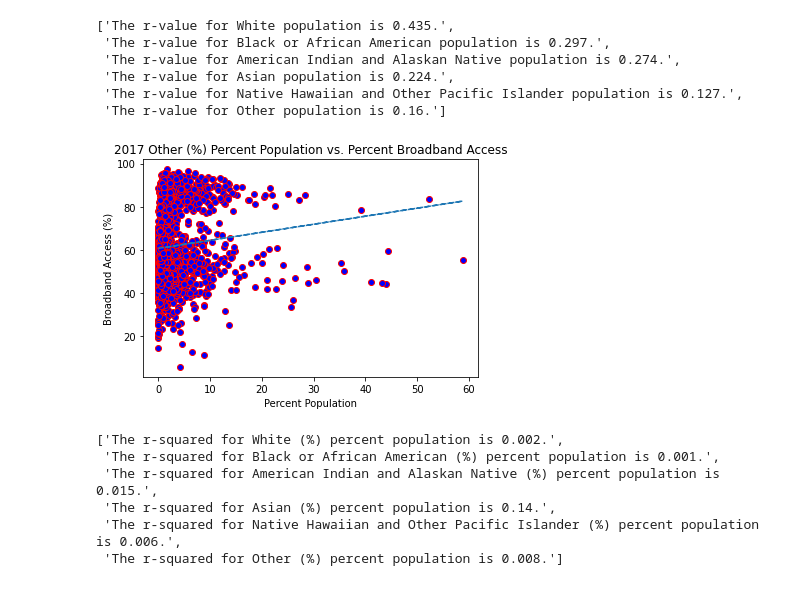
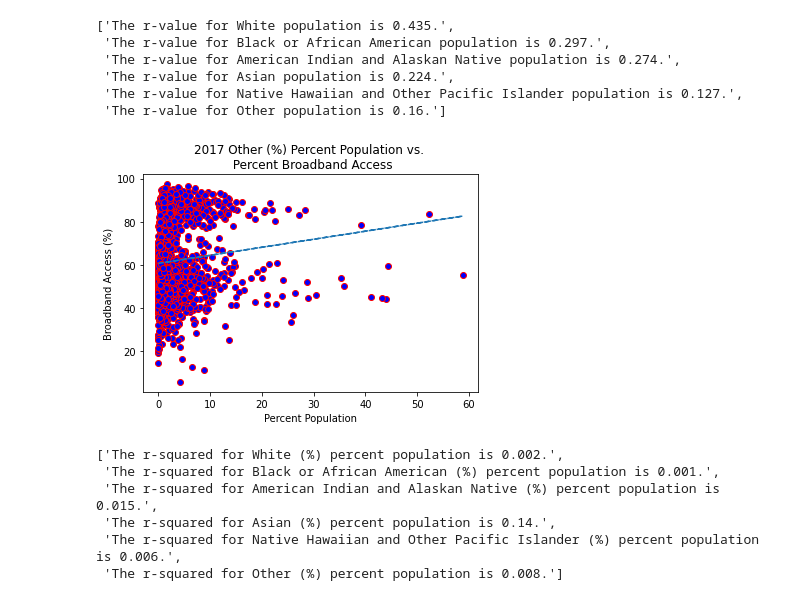
Before and after one commit to Falcon-d/Project-1-Broadband-Access, a Jupyter notebook: Race 2017 Census.ipynb, the cells around one changed output. Cells and saved outputs as stored; diff of their text form; code cells hidden in the pictures.

```diff
--- a/Race 2017 Census.ipynb
+++ b/Race 2017 Census.ipynb
@@ -128,7 +128,7 @@ for header in headers:
 
     # Plot is crafted and labeled then linear regression and r-squared is superimposed
     plt.scatter(x ,y , marker="o", facecolors="blue", edgecolors="red")
-    plt.title(f'2017 {header} Population vs. Percent Broadband Access')
+    plt.title(f'2017 {header} Population vs. \n Percent Broadband Access')
     plt.xlabel(f'Population')
     plt.ylabel("Broadband Access (%)")
     plt.plot(x , header_fit,"--")
@@ -170,35 +170,35 @@ headers = ["White (%)", "Black or African American (%)", "American Indian and Al
 r_squared = []
 r_values = []
 
 # for loop looping through each header
 for header in headers:
 
     # Clears figure so plots do not superimpose
     plt.clf()
 
     # Lists for x and y values are defined
     x = census_2017_acs5_race_df[header]
     y = census_2017_acs5_race_df['Broadband (%)']
 
     # Linear regression is run
     header_slope, header_int, header_r, p, std_err = stats.linregress(x ,y)
     header_fit = header_slope * x + header_int
 
     # Plot is crafted and labeled then linear regression and r-squared is superimposed
     plt.scatter(x ,y , marker="o", facecolors="blue", edgecolors="red")
-    plt.title(f'2017 {header} Percent Population vs. Percent Broadband Access')
+    plt.title(f'2017 {header} Percent Population vs. \n Percent Broadband Access')
     plt.xlabel(f'Percent Population')
     plt.ylabel("Broadband Access (%)")
     plt.plot(x , header_fit,"--")
 
     # r_squared values are added to a list
     r_squared.append(f'The r-squared for {header} percent population is {round(header_r**2,3)}.')
     r_values.append(f'The r-value for {header} percent population is {round(header_r,3)}.')
 
     # plot is output and saved as a png
     plt.savefig(f'output_charts/2017_acs5_{header}_lin_regress.png',format='png')
 # %% [output]
-[figure, old version]
+[figure, new version]
 # %%
 r_squared
 # %% [output]
```
Also changed, not shown: parts of 1 cell of this notebook, 47 other files.
